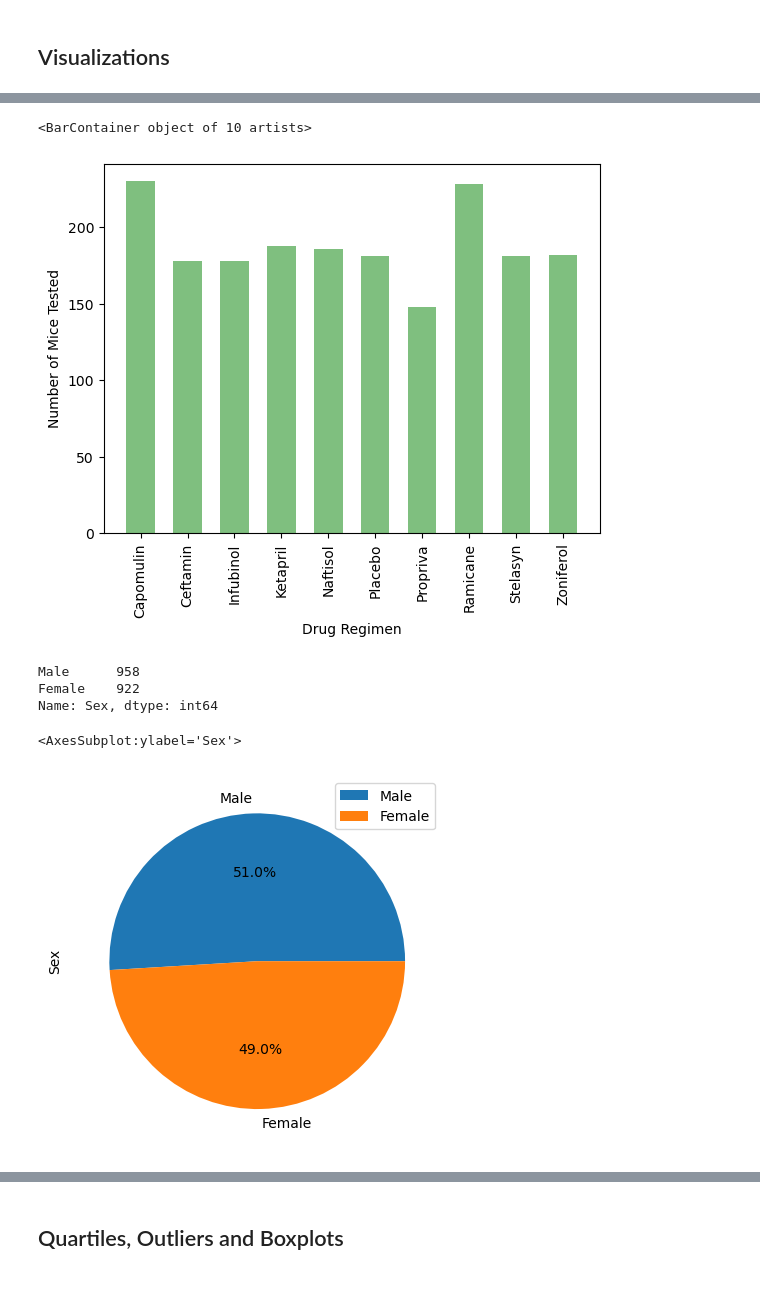
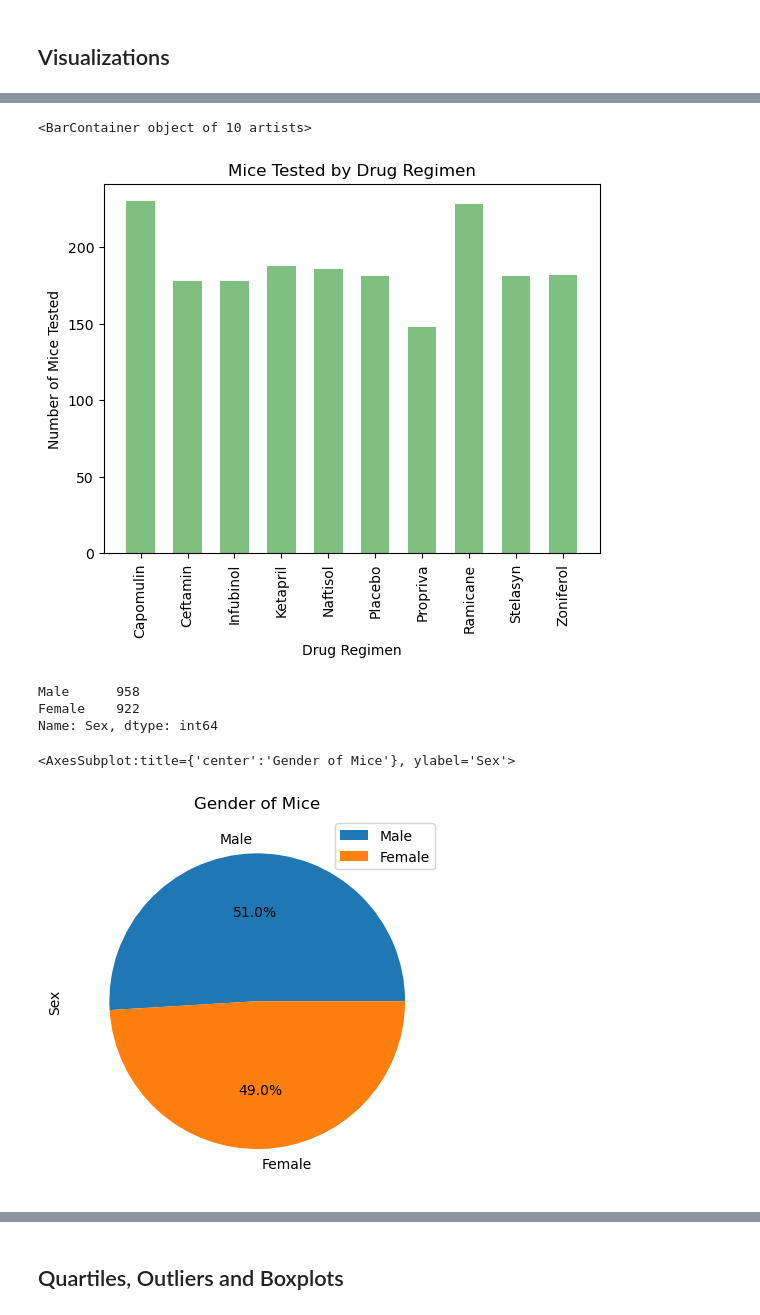
Before and after one commit to rbw9891/matplotlib_challenge, a Jupyter notebook: pymaceuticals_inc.ipynb, the cells around one changed output, grey strips where cells are left out. Saved outputs shown, nothing was run; the diff lists cells and outputs as text; code cells hidden in the pictures; blank space fills up the shorter version.

```diff
--- a/pymaceuticals_inc.ipynb
+++ b/pymaceuticals_inc.ipynb
@@ -183,4 +181,0 @@ tumor_stats_agg
-# %%
-
-drug_index_df = cleaned_df.set_index("Drug Regimen")
-drug_index_df
@@ -213,7 +196,7 @@ bar_pandas
 # %%
 # Bar Chart 2
     # show the total number of time points for all mice tested for each drug regimen
-    # drug x axis, tot time pts y axis
+    # drug: x-axis, total time pts: y-axis
     # matplotlib method
 
 
@@ -228,9 +211,10 @@ plt.xticks(tick_locations, ["Capomulin", "Ceftamin", "Infubinol", "Ketapril", "N
                            "Ramicane","Stelasyn","Zoniferol"], rotation=90)
 plt.xlabel("Drug Regimen")
 plt.ylabel("Number of Mice Tested")
+plt.title("Mice Tested by Drug Regimen")
 ax0.bar(x_axis, tests_per_drug, width=0.6, color="g", alpha=0.5, align="center")
 # %% [output]
 <BarContainer object of 10 artists>
-[figure, old version]
+[figure, new version]
 # %%
 # pie chart 1
@@ -242,11 +227,12 @@ Male      958
 Female    922
 Name: Sex, dtype: int64
 # %%
-pie_pandas = cleaned_df["Sex"].value_counts().plot(kind="pie", ylabel="Sex", legend=True, autopct='%1.1f%%')
+pie_pandas = cleaned_df["Sex"].value_counts().plot(kind="pie", ylabel="Sex", title="Gender of Mice",
+                                                   legend=True, autopct='%1.1f%%')
 pie_pandas
 # %% [output]
-<AxesSubplot:ylabel='Sex'>
+<AxesSubplot:title={'center':'Gender of Mice'}, ylabel='Sex'>
-[figure, old version]
+[figure, new version]
 # %%
 # pie chart 2
     # create a pie chart using matplotlib that shows the distribution of male vs female mic in the study
```
Also changed, not shown: parts of 14 cells of this notebook, 1 other file.
